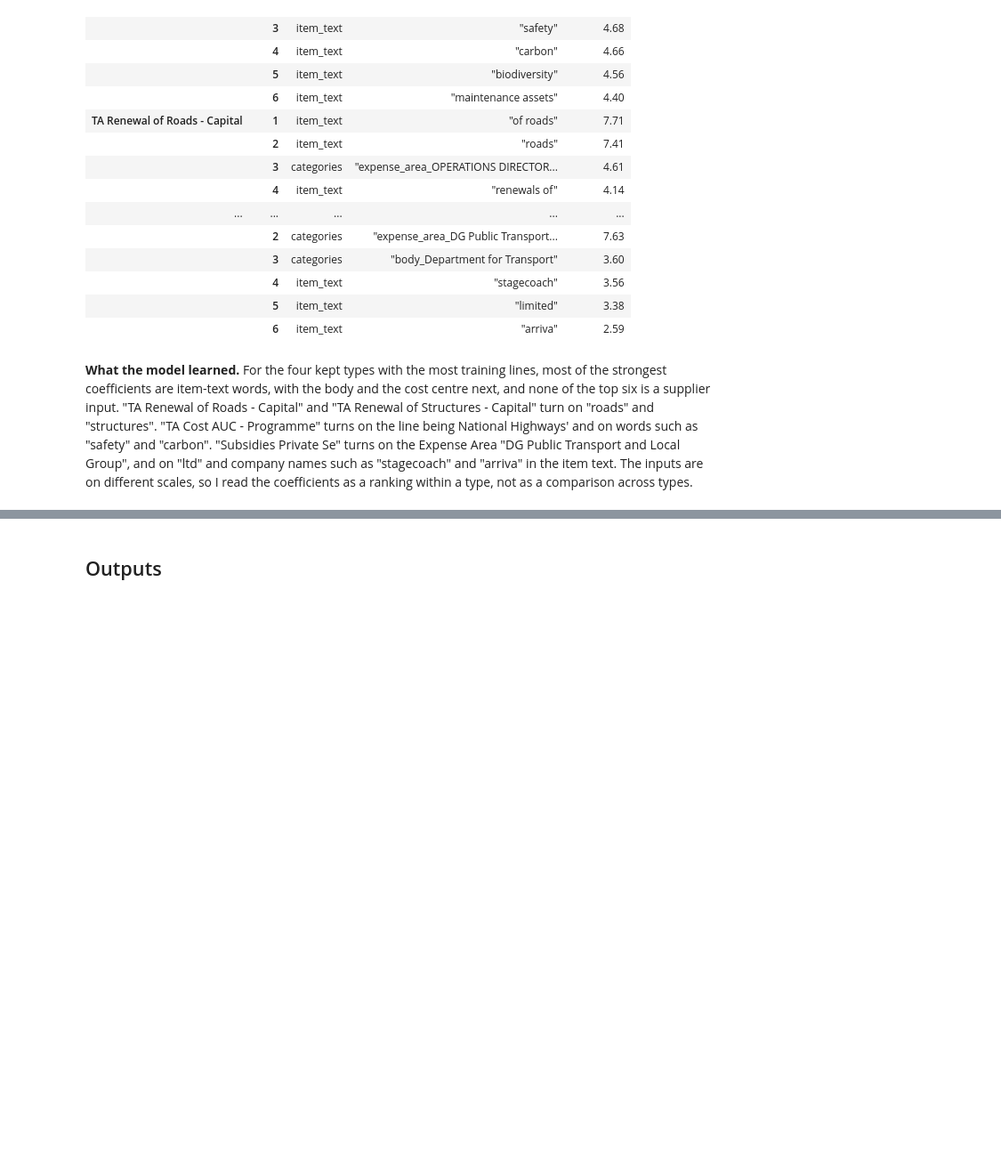
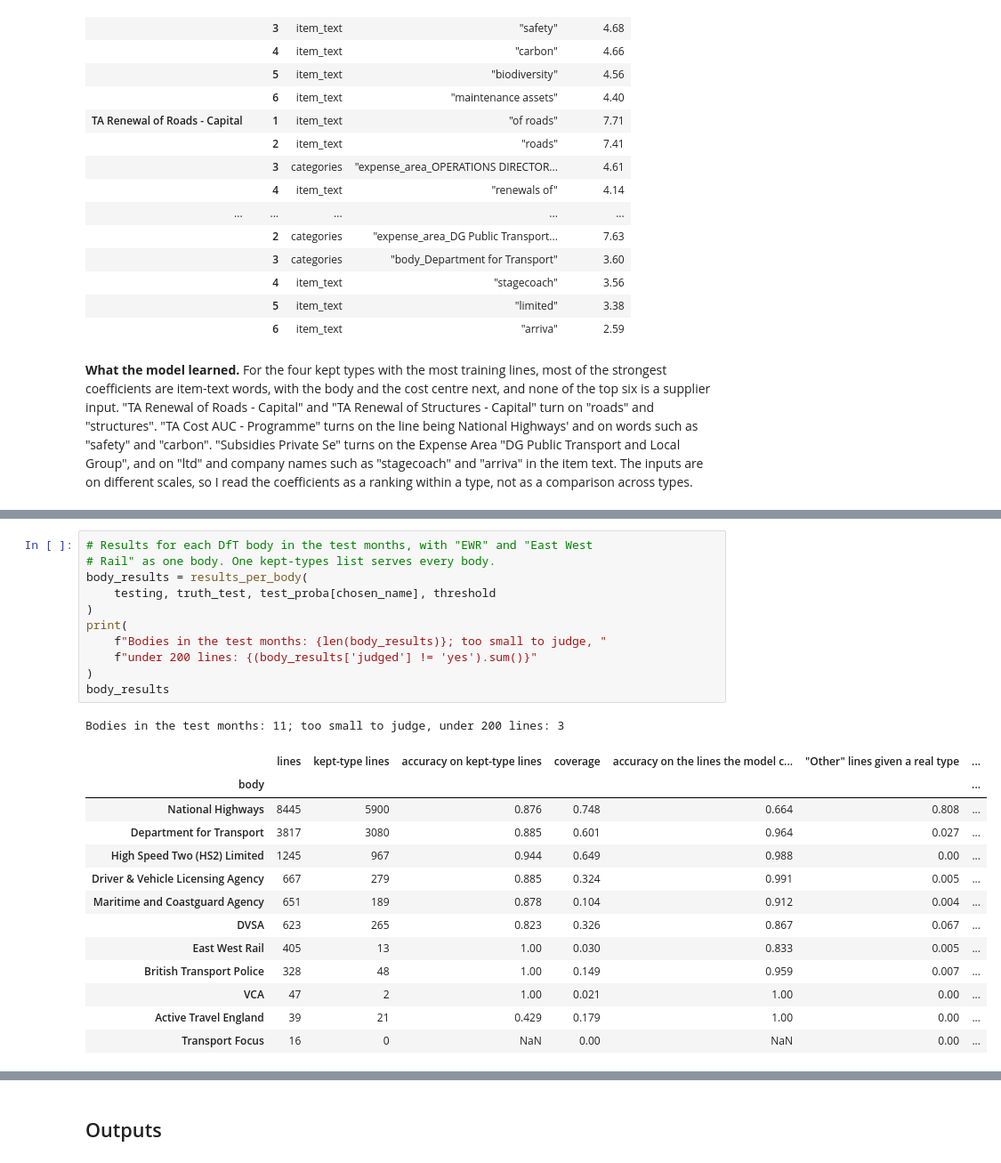
Before and after one commit to PaddyGilliland1/applied-machine-learning-project, a Jupyter notebook: modeling.ipynb, the cells around one changed output, grey strips where cells are left out. Shown at 89% size. Saved outputs shown, nothing was run; the diff lists cells and outputs as text; blank space fills up the shorter version.

Commit message:
Add results per body and the drift findings

```diff
--- a/modeling.ipynb
+++ b/modeling.ipynb
@@ -3349,0 +3417,26 @@ coefficients
+# %%
+# Results for each DfT body in the test months, with "EWR" and "East West
+# Rail" as one body. One kept-types list serves every body.
+body_results = results_per_body(
+    testing, truth_test, test_proba[chosen_name], threshold
+)
+print(
+    f"Bodies in the test months: {len(body_results)}; too small to judge, "
+    f"under 200 lines: {(body_results['judged'] != 'yes').sum()}"
+)
+body_results
+# %% [output]
+Bodies in the test months: 11; too small to judge, under 200 lines: 3
+|  | lines | kept-type lines | accuracy on kept-type lines | coverage | accuracy on the lines the model c... | "Other" lines given a real type | ... |
+| body |  |  |  |  |  |  | ... |
+| National Highways | 8445 | 5900 | 0.876 | 0.748 | 0.664 | 0.808 | ... |
+| Department for Transport | 3817 | 3080 | 0.885 | 0.601 | 0.964 | 0.027 | ... |
+| High Speed Two (HS2) Limited | 1245 | 967 | 0.944 | 0.649 | 0.988 | 0.00 | ... |
+| Driver & Vehicle Licensing Agency | 667 | 279 | 0.885 | 0.324 | 0.991 | 0.005 | ... |
+| Maritime and Coastguard Agency | 651 | 189 | 0.878 | 0.104 | 0.912 | 0.004 | ... |
+| DVSA | 623 | 265 | 0.823 | 0.326 | 0.867 | 0.067 | ... |
+| East West Rail | 405 | 13 | 1.00 | 0.030 | 0.833 | 0.005 | ... |
+| British Transport Police | 328 | 48 | 1.00 | 0.149 | 0.959 | 0.007 | ... |
+| VCA | 47 | 2 | 1.00 | 0.021 | 1.00 | 0.00 | ... |
+| Active Travel England | 39 | 21 | 0.429 | 0.179 | 1.00 | 0.00 | ... |
+| Transport Focus | 16 | 0 | NaN | 0.00 | NaN | 0.00 | ... |
```
Also changed, not shown: parts of 11 cells of this notebook.
